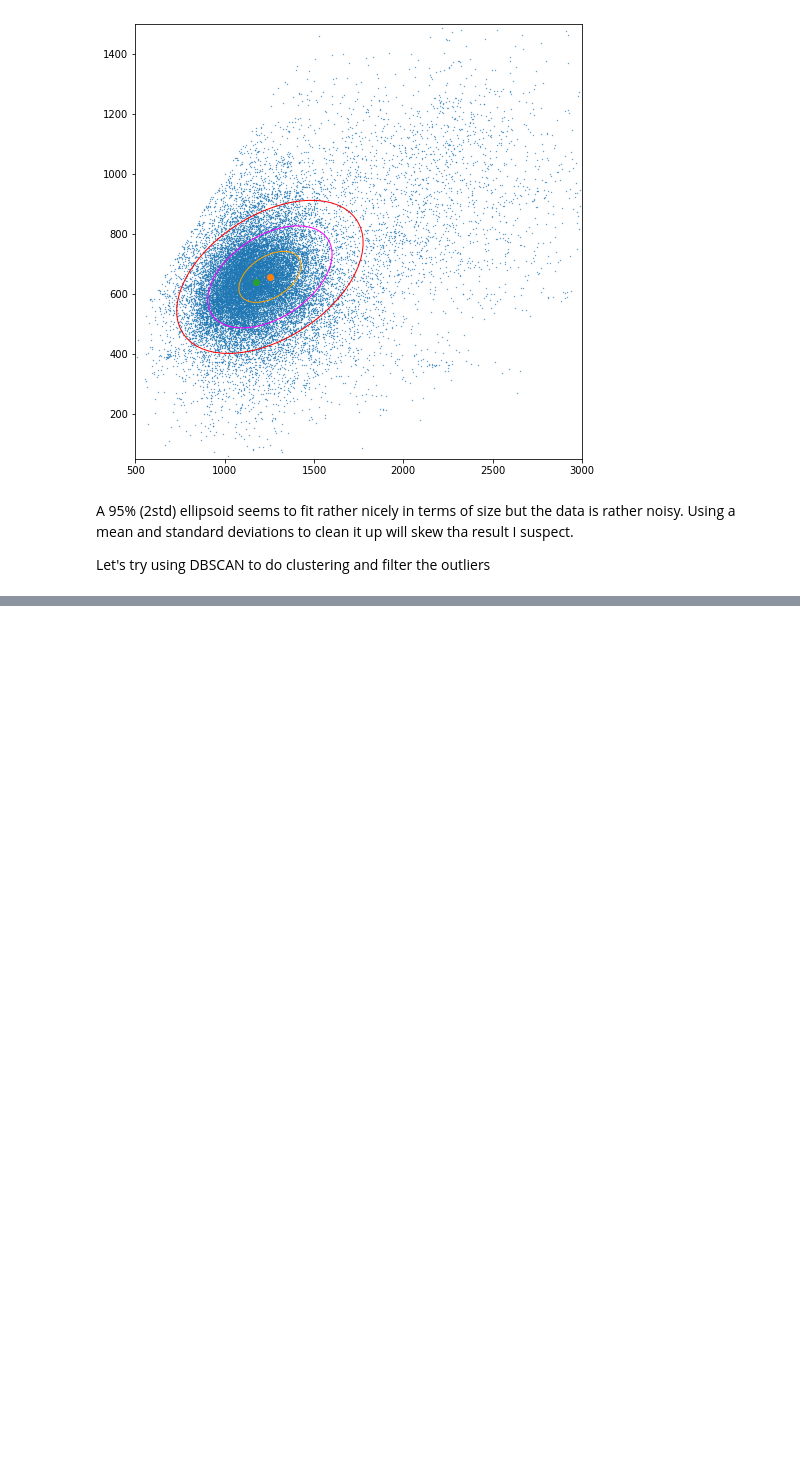
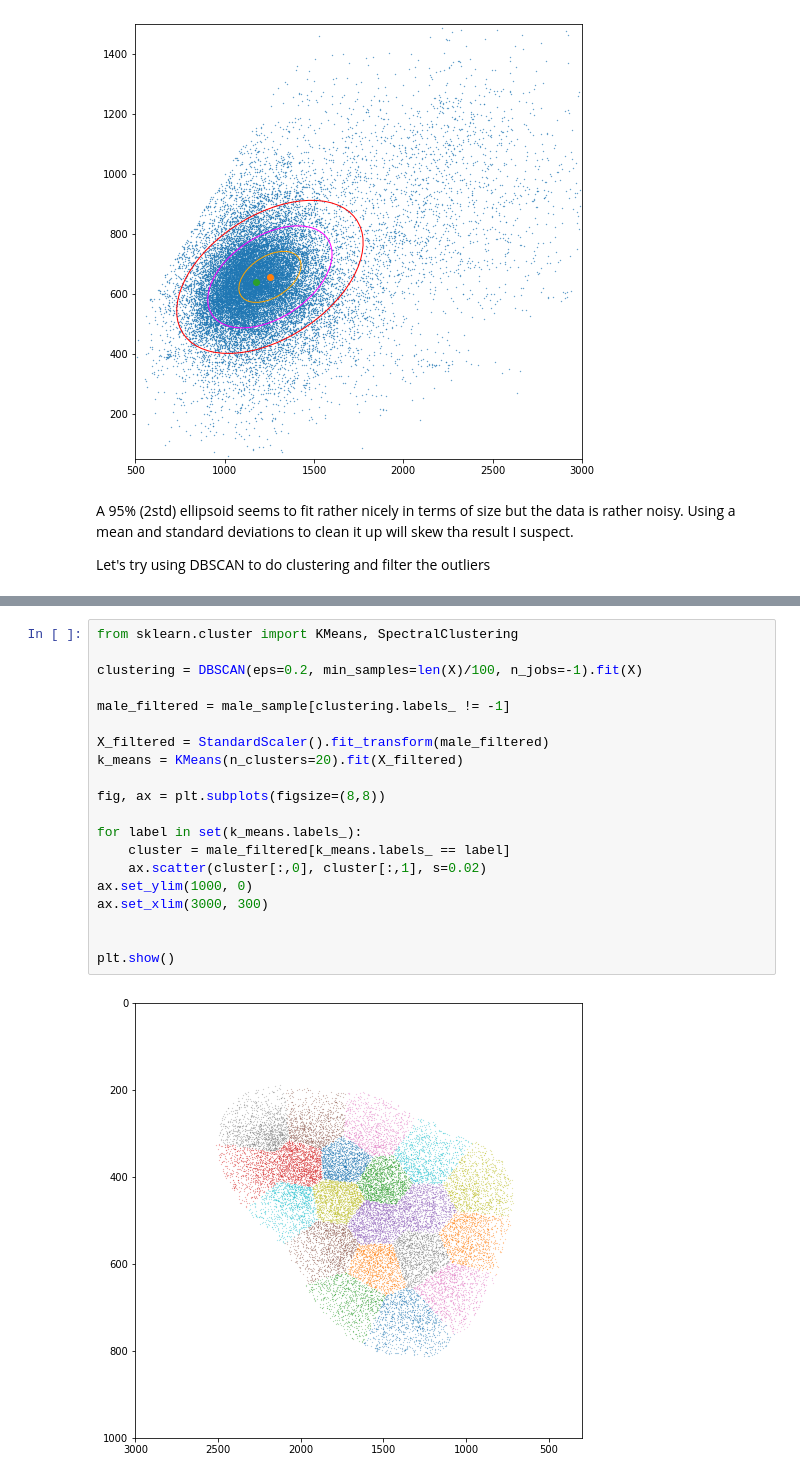
Before and after one commit to jj-tetraquark/TransVoice, a Jupyter notebook: AnalysisNotebook.ipynb, the cells around one changed output, grey strips where cells are left out. Drawn from its saved outputs; the diff is of its cells as text; blank space fills up the shorter version.

```diff
--- a/AnalysisNotebook.ipynb
+++ b/AnalysisNotebook.ipynb
@@ -341,0 +420,22 @@ plt.show()
+# %%
+from sklearn.cluster import KMeans, SpectralClustering
+
+clustering = DBSCAN(eps=0.2, min_samples=len(X)/100, n_jobs=-1).fit(X)
+
+male_filtered = male_sample[clustering.labels_ != -1]
+
+X_filtered = StandardScaler().fit_transform(male_filtered)
+k_means = KMeans(n_clusters=20).fit(X_filtered)
+
+fig, ax = plt.subplots(figsize=(8,8))
+
+for label in set(k_means.labels_):
+    cluster = male_filtered[k_means.labels_ == label]
+    ax.scatter(cluster[:,0], cluster[:,1], s=0.02)
+ax.set_ylim(1000, 0)
+ax.set_xlim(3000, 300)
+
+
+plt.show()
+# %% [output]
+[figure, added]
```
Also changed, not shown: parts of 10 cells of this notebook, 1 other file.
